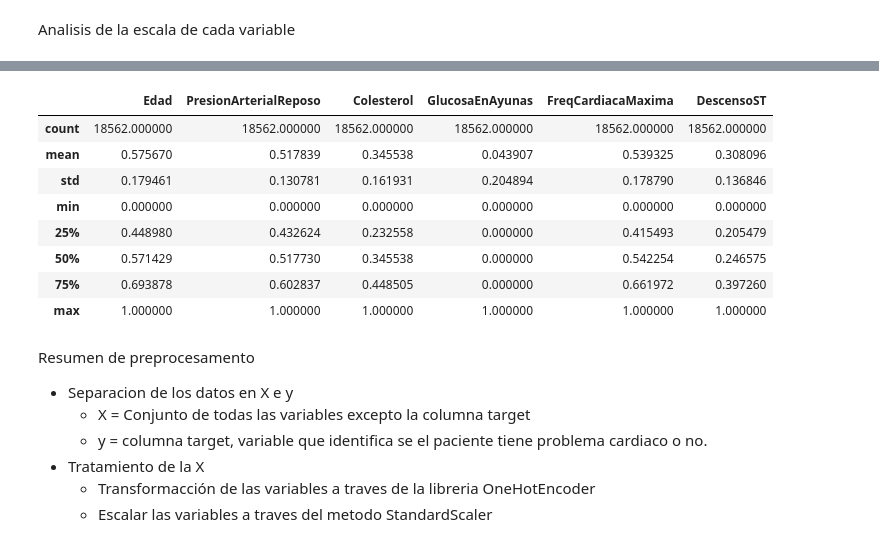
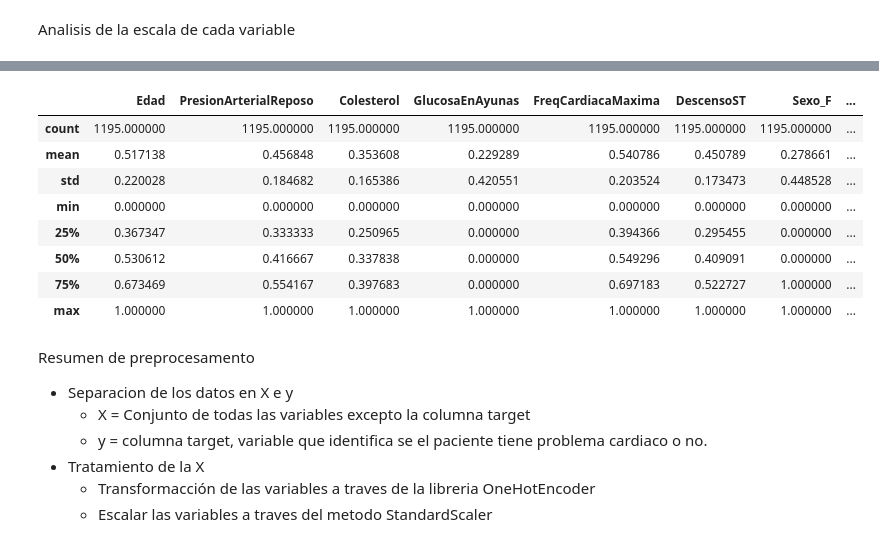
Before and after one commit to fpalvim/ml_model_proj, a Jupyter notebook: init/notebooks/pre_procesamiento_prueba_one_hot_encoder copy.ipynb, the cells around one changed output, grey strips where cells are left out. Drawn from its saved outputs; the diff is of its cells as text; code cells hidden in the pictures.

```diff
--- a/init/notebooks/pre_procesamiento_prueba_one_hot_encoder copy.ipynb
+++ b/init/notebooks/pre_procesamiento_prueba_one_hot_encoder copy.ipynb
@@ -110,4 +72,4 @@ encoded_df = pd.DataFrame(encoded_array, columns=encoder.get_feature_names_out(c
 # %%
-X_scaled = pd.concat([X_scaled.drop(columns=categorical_cols), encoded_df], axis=1)
+X_ohe = pd.concat([X_ohe.drop(columns=categorical_cols), encoded_df], axis=1)
 # %% [markdown]
 Analisis de la escala de cada variable
@@ -144,5 +106,7 @@ Se nota que los datos no están escalados, lo que puede causar problemas durante
+# %%
+X_ohe_scaled = X_ohe.copy()
 # %%
-numerical_cols = X_scaled.select_dtypes(include=['int64', 'float64']).columns
+numerical_cols = X_ohe.select_dtypes(include=['int64', 'float64']).columns
 # %%
 scaler = MinMaxScaler()
-X_scaled[numerical_cols] = scaler.fit_transform(X_scaled[numerical_cols])
+X_ohe_scaled[numerical_cols] = scaler.fit_transform(X_ohe[numerical_cols])
@@ -165,15 +129,15 @@ X_scaled
 # %%
-X_scaled.describe()
+X_ohe_scaled.describe()
 # %% [output]
-|  | Edad | PresionArterialReposo | Colesterol | GlucosaEnAyunas | FreqCardiacaMaxima | DescensoST |
-| count | 18562.000000 | 18562.000000 | 18562.000000 | 18562.000000 | 18562.000000 | 18562.000000 |
-| mean | 0.575670 | 0.517839 | 0.345538 | 0.043907 | 0.539325 | 0.308096 |
-| std | 0.179461 | 0.130781 | 0.161931 | 0.204894 | 0.178790 | 0.136846 |
-| min | 0.000000 | 0.000000 | 0.000000 | 0.000000 | 0.000000 | 0.000000 |
-| 25% | 0.448980 | 0.432624 | 0.232558 | 0.000000 | 0.415493 | 0.205479 |
-| 50% | 0.571429 | 0.517730 | 0.345538 | 0.000000 | 0.542254 | 0.246575 |
-| 75% | 0.693878 | 0.602837 | 0.448505 | 0.000000 | 0.661972 | 0.397260 |
-| max | 1.000000 | 1.000000 | 1.000000 | 1.000000 | 1.000000 | 1.000000 |
+|  | Edad | PresionArterialReposo | Colesterol | GlucosaEnAyunas | FreqCardiacaMaxima | DescensoST | Sexo_F | ... |
+| count | 1195.000000 | 1195.000000 | 1195.000000 | 1195.000000 | 1195.000000 | 1195.000000 | 1195.000000 | ... |
+| mean | 0.517138 | 0.456848 | 0.353608 | 0.229289 | 0.540786 | 0.450789 | 0.278661 | ... |
+| std | 0.220028 | 0.184682 | 0.165386 | 0.420551 | 0.203524 | 0.173473 | 0.448528 | ... |
+| min | 0.000000 | 0.000000 | 0.000000 | 0.000000 | 0.000000 | 0.000000 | 0.000000 | ... |
+| 25% | 0.367347 | 0.333333 | 0.250965 | 0.000000 | 0.394366 | 0.295455 | 0.000000 | ... |
+| 50% | 0.530612 | 0.416667 | 0.337838 | 0.000000 | 0.549296 | 0.409091 | 0.000000 | ... |
+| 75% | 0.673469 | 0.554167 | 0.397683 | 0.000000 | 0.697183 | 0.522727 | 1.000000 | ... |
+| max | 1.000000 | 1.000000 | 1.000000 | 1.000000 | 1.000000 | 1.000000 | 1.000000 | ... |
 # %% [markdown]
 Resumen de preprocesamento
 
```
Also changed, not shown: parts of 36 cells of this notebook, 8 other files.
